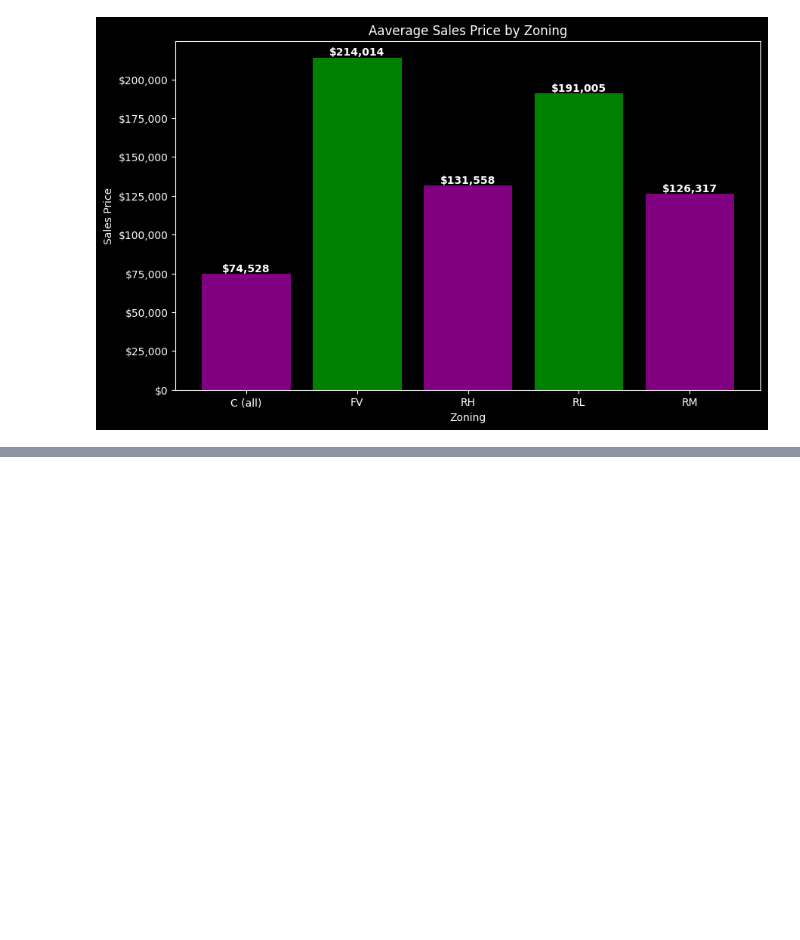
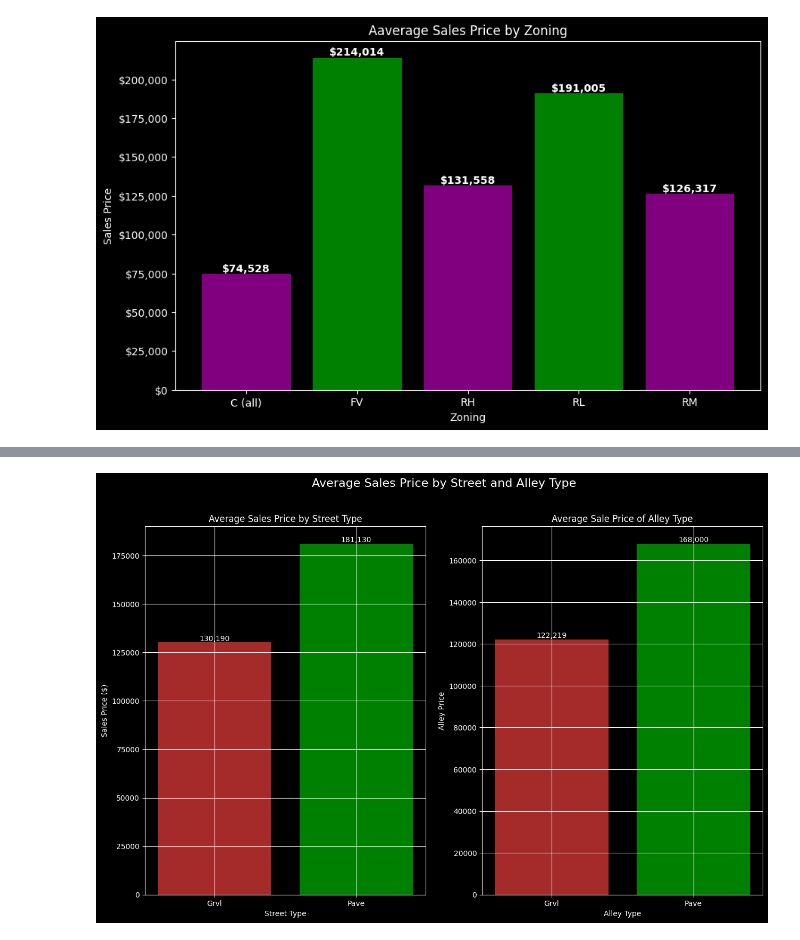
Before and after one commit to ADongol123/House_pricing_model, a Jupyter notebook: House Prices.ipynb, the cells around one changed output, grey strips where cells are left out. Cells and saved outputs as stored; diff of their text form; code cells hidden in the pictures; blank space fills up the shorter version.

Commit message:
basic plotting of the house price data set

```diff
--- a/House Prices.ipynb
+++ b/House Prices.ipynb
@@ -296,7 +296,7 @@ zoning_prices = dataset.groupby('MSZoning')['SalePrice'].mean()
 
 fig,ax = plt.subplots(figsize=(10,6))
 
-bars = ax.bar(zoning_price.index,zoning_price.values,color=['purple','green'])
+bars = ax.bar(zoning_prices.index,zoning_prices.values,color=['purple','green'])
 ax.set_title('Aaverage Sales Price by Zoning')
 ax.set_xlabel('Zoning')
 ax.set_ylabel('Sales Price')
@@ -315,0 +318,8 @@ plt.show()
+# %%
+street_prices = dataset.groupby('Street')['SalePrice'].mean()
+alley_prices = dataset.groupby('Alley')['SalePrice'].mean()
+
+print(f"The house price according to the street : \n{street_prices}")
+print("-------------------------------------------------------------------------")
+print(f"The house price according to the alley : \n{alley_prices}")
+print("-------------------------------------------------------------------------")
@@ -315,0 +339,39 @@ plt.show()
+# %%
+# Visualizing the data
+import matplotlib.pyplot as plt
+import numpy as np
+
+fig,(ax1,ax2) = plt.subplots(1,2,figsize=(15,9))
+fig.suptitle('Average Sales Price by Street and Alley Type', fontsize=16, color='white')
+
+# Here pave means concrete road, Grvl is gravel driveway
+color_street = np.where(street_prices.index == 'Pave', 'green','brown')
+# print(street_price.shape,street_price.values)
+# Bar plot for the Street PRices
+bars_street=ax1.bar(street_prices.index, street_prices.values, color=color_street)
+ax1.set_title('Average Sales Price by Street Type', color='white')
+ax1.set_xlabel('Street Type', color='white')
+ax1.set_ylabel('Sales Price ($)', color='white')
+ax1.grid(True)
+ax1.tick_params(axis='x', colors='white')
+ax1.tick_params(axis='y', colors='white')
+for bar in bars_street:
+    yval = bar.get_height()
+    ax1.text(bar.get_x() + bar.get_width() / 2, yval, f'{int(yval):,}', ha='center', va='bottom', color='white')
+
+color_alley = np.where(alley_prices.index == 'Pave', 'green','brown')
+
+
+bars_alley=ax2.bar(alley_prices.index,alley_prices.values,color=color_alley)
+ax2.set_title('Average Sale Price of Alley Type',color='white')
+ax2.set_xlabel('Alley Type',color='white')
+ax2.set_ylabel('Alley Price', color='white')
+ax2.tick_params(axis='x', colors='white')
+ax2.tick_params(axis='y', colors='white')
+ax2.grid(True)
+
+for bar in bars_alley:
+    yval = bar.get_height()
+    ax2.text(bar.get_x() + bar.get_width() / 2, yval, f'{int(yval):,}', ha='center', va='bottom', color='white')
+# %% [output]
+[figure, added]
```
Also changed, not shown: parts of 10 cells of this notebook.
